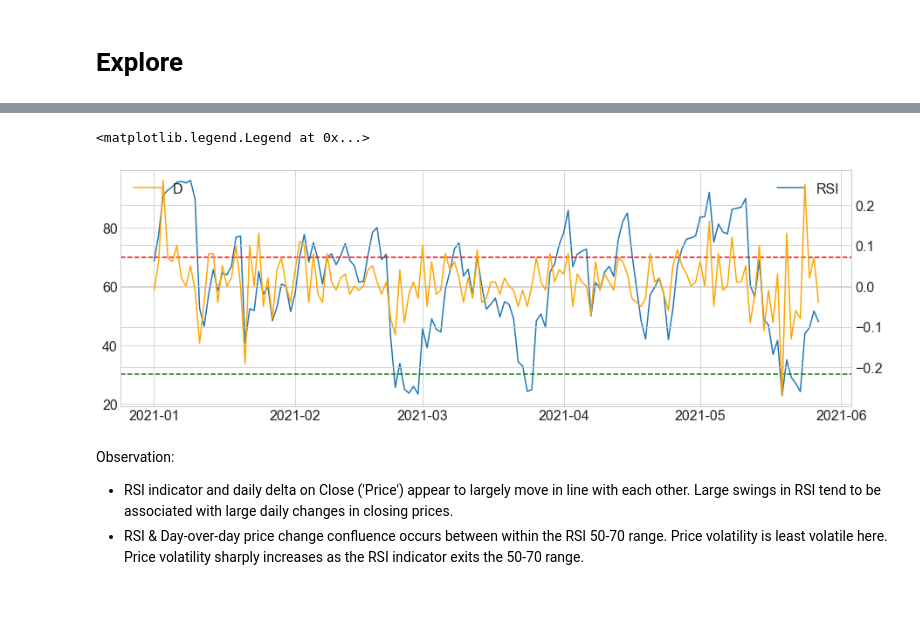
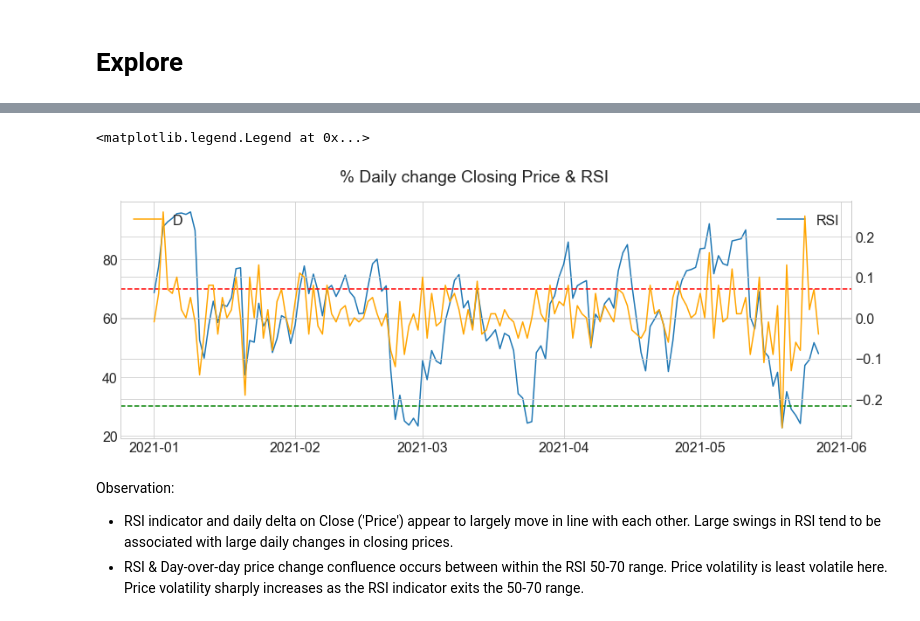
Before and after one commit to albertopuentes/Individual-Project, a Jupyter notebook: individual-project-notebook_final.ipynb, the cells around one changed output, grey strips where cells are left out. Drawn from its saved outputs; the diff is of its cells as text; code cells hidden in the pictures.

```diff
--- a/individual-project-notebook_final.ipynb
+++ b/individual-project-notebook_final.ipynb
@@ -468,16 +473,17 @@ plt.legend('Close', loc='upper right')
 # %%
 # View RSI Indicator and compare vs Close price
 fig, ax = plt.subplots(figsize=(15,5))
+fig.suptitle('% Daily change Closing Price & RSI')
 ax.plot(dfm.RSI12['2021':])
 plt.axhline(y = 70, color ="red", linestyle ="--")
 plt.axhline(y = 30, color ="green", linestyle ="--")
 plt.legend(['RSI'])
 ax2=ax.twinx()
 ax2.plot(dfm['2021':].close_DoD, color='orange')
 plt.legend('DoD', loc ='upper left')
 # %% [output]
 <matplotlib.legend.Legend at 0x...>
-[figure, old version]
+[figure, new version]
 # %% [markdown]
 Observation:
 
```
Also changed, not shown: parts of 4 cells of this notebook.
